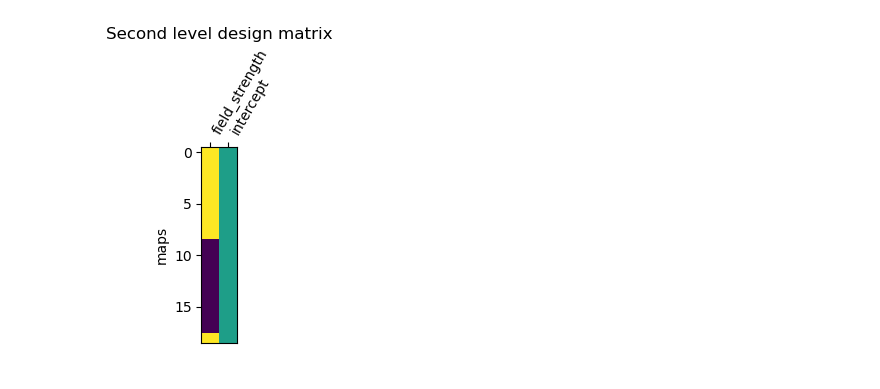
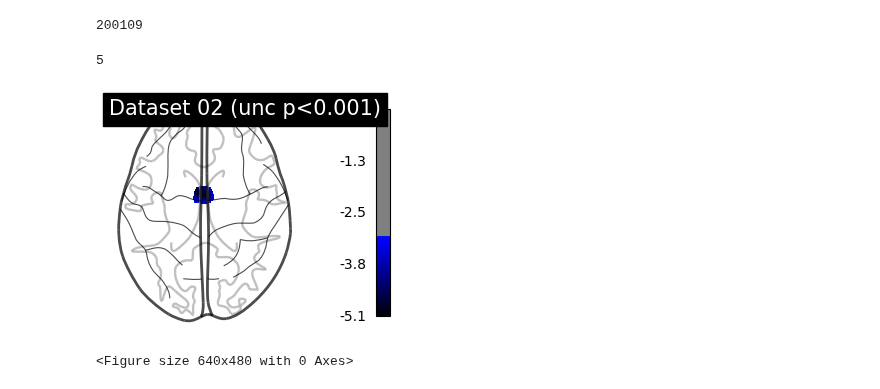
Before and after one commit to grandjeanlab/multirat_se, a Jupyter notebook: script/second_level_glm.ipynb, the cells around one changed output. Cells and saved outputs as stored; diff of their text form; code cells hidden in the pictures.

```diff
--- a/script/second_level_glm.ipynb
+++ b/script/second_level_glm.ipynb
@@ -60,9 +49,0 @@ print(design_matrix)
-# %%
-
-ax = plot_design_matrix(design_matrix)
-ax.set_title("Second level design matrix", fontsize=12)
-ax.set_ylabel("maps")
-plt.tight_layout()
-plt.show()
-# %% [output]
-[figure, removed]
@@ -91,0 +50,50 @@ second_level_model = second_level_model.fit(second_level_model,
+# %%
+subject_label = int(np.matrix(df.iloc[9]['rat.sub']).A[0])
+print(subject_label)
+# %% [output]
+200109
+# %%
+#https://nilearn.github.io/dev/auto_examples/07_advanced/plot_bids_analysis.html
+
+ID = '02'   #need to be give input, e.g., 01-17, or loop ?
+
+dataset = glob.glob(data_path+'z_score_sub-02003??_ses-1.nii.gz')
+n_subject = len(dataset)
+print(n_subject)
+
+
+second_level_input = dataset
+design_matrix = pd.DataFrame([1] * len(second_level_input),
+                             columns=["intercept"])
+
+
+# --- Specify the model and fit it ---
+second_level_model = SecondLevelModel(smoothing_fwhm=8.0,
+                                      minimize_memory=False)
+
+second_level_model = second_level_model.fit(second_level_input,
+                                            design_matrix=design_matrix)
+
+
+# --- Estimate the contrast ---
+second_stat_map = second_level_model.compute_contrast(second_level_contrast="intercept", output_type='all')
+
+nib.save(second_stat_map['z_score'], z_score_dir+'z_score_sub-{}_ses-1.nii.gz'.format(ID))          #save z map
+nib.save(second_stat_map['effect_size'], beta_dir+'beta_sub-{}_ses-1.nii.gz'.format(ID))            #save the betaestimates
+
+
+p_val = 0.001
+p001_unc = norm.isf(p_val)
+display = plotting.plot_glass_brain(second_stat_map['z_score'],
+                                    threshold=p001_unc,
+                                    colorbar=True,
+                                    display_mode="z",
+                                    plot_abs=False,
+                                    title="Dataset {} (unc p<0.001)".format(ID))
+
+plotting.show()
+plt.savefig(image_dir+'stat_map_dataset-{}_ses-1.png'.format(ID))
+# %% [output]
+5
+[figure, added]
+<Figure size 640x480 with 0 Axes>
```
Also changed, not shown: parts of 7 cells of this notebook.
